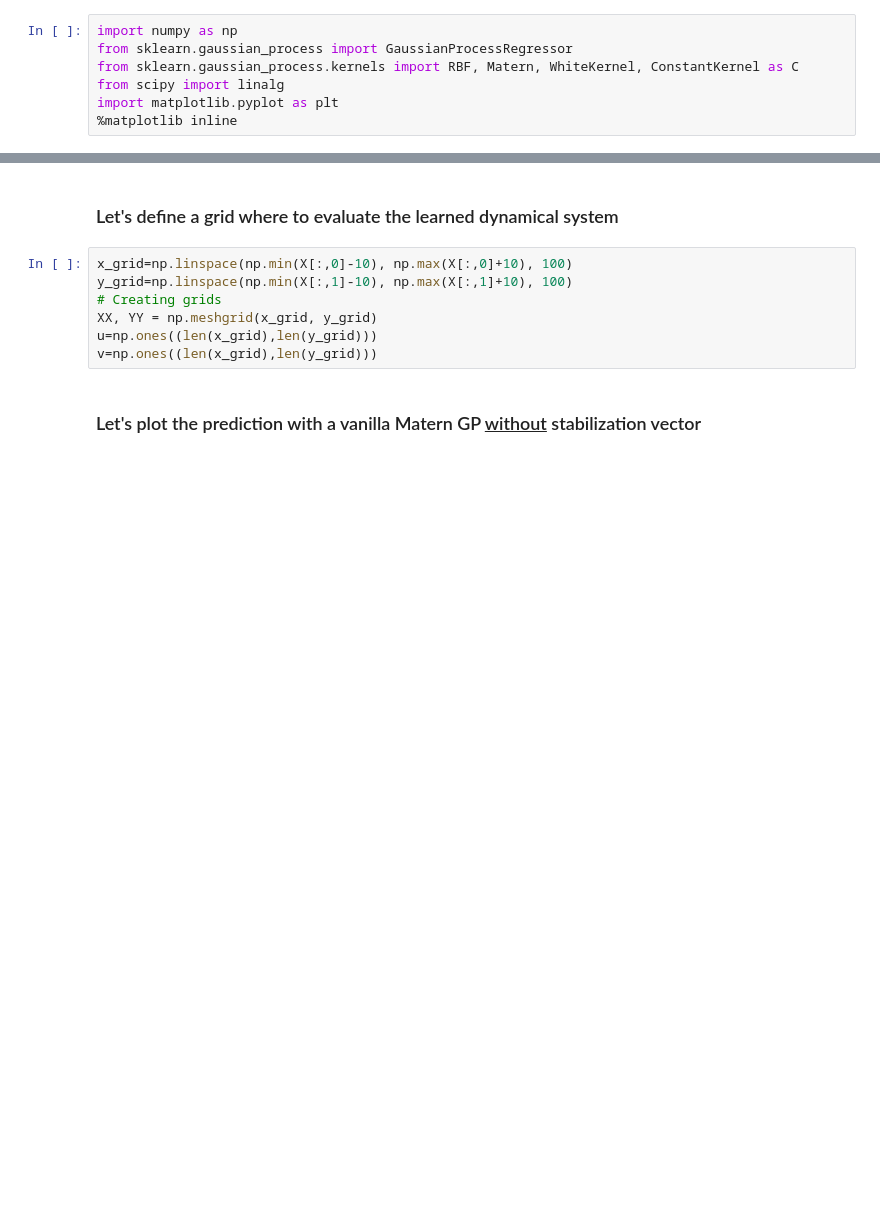
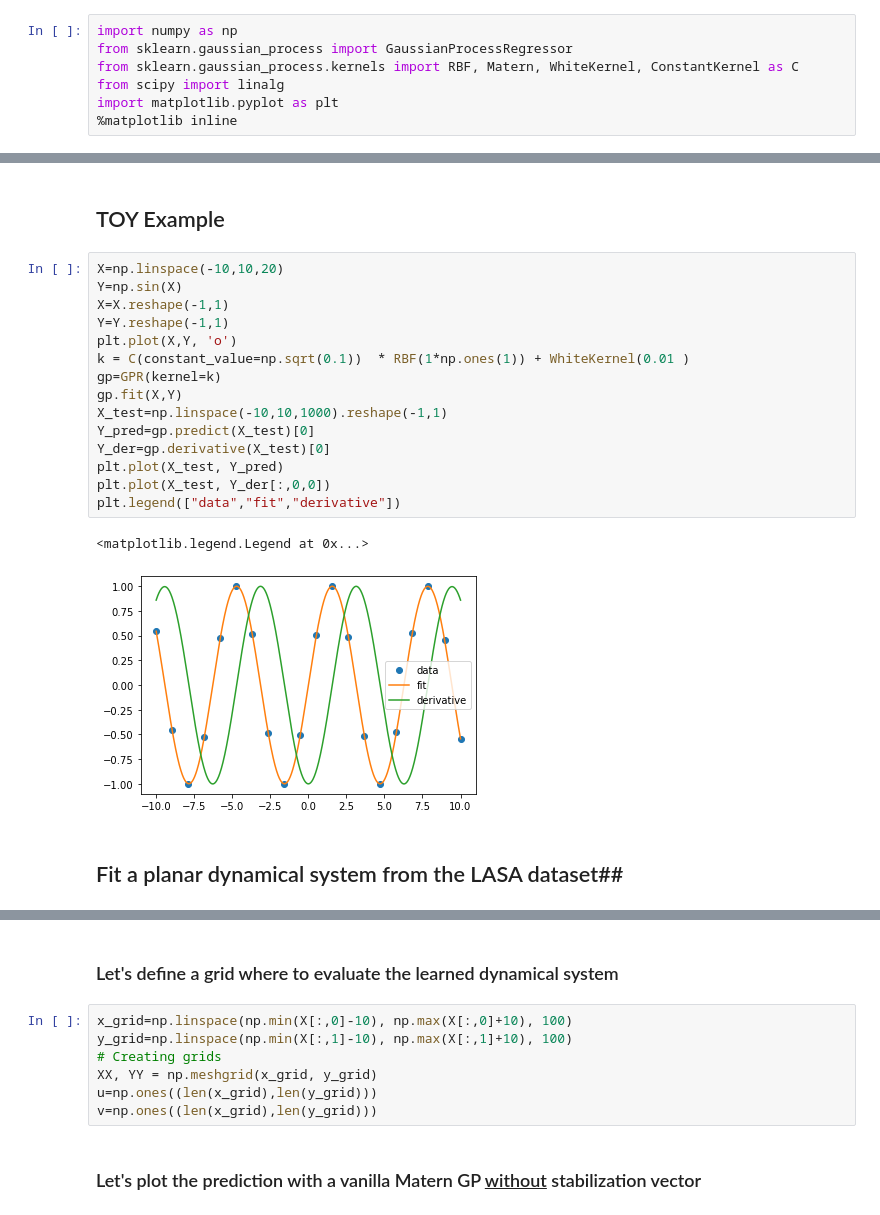
Before and after one commit to franzesegiovanni/ILoSA, a Jupyter notebook: example/Gaussian Process Dynamical System .ipynb, the cells around one changed output, grey strips where cells are left out. Cells and saved outputs as stored; diff of their text form; blank space fills up the shorter version.

Commit message:
cleaned the example notebook

```diff
--- a/example/Gaussian Process Dynamical System .ipynb
+++ b/example/Gaussian Process Dynamical System .ipynb
@@ -25 +53,23 @@ def var_gradient(pos, lscale, training_pos, krnl_, K_inv): #this is the derivati
+# %% [markdown]
+## TOY Example ##
+# %%
+X=np.linspace(-10,10,20)
+Y=np.sin(X)
+X=X.reshape(-1,1)
+Y=Y.reshape(-1,1)
+plt.plot(X,Y, 'o')
+k = C(constant_value=np.sqrt(0.1))  * RBF(1*np.ones(1)) + WhiteKernel(0.01 )
+gp=GPR(kernel=k)
+gp.fit(X,Y)
+X_test=np.linspace(-10,10,1000).reshape(-1,1)
+Y_pred=gp.predict(X_test)[0]
+Y_der=gp.derivative(X_test)[0]
+plt.plot(X_test, Y_pred)
+plt.plot(X_test, Y_der[:,0,0])
+plt.legend(["data","fit","derivative"])
+# %% [output]
+<matplotlib.legend.Legend at 0x...>
+[figure, added]
+# %% [markdown]
+## Fit a planar dynamical system from the LASA dataset##
 # %%
```
Also changed, not shown: parts of 10 cells of this notebook.
